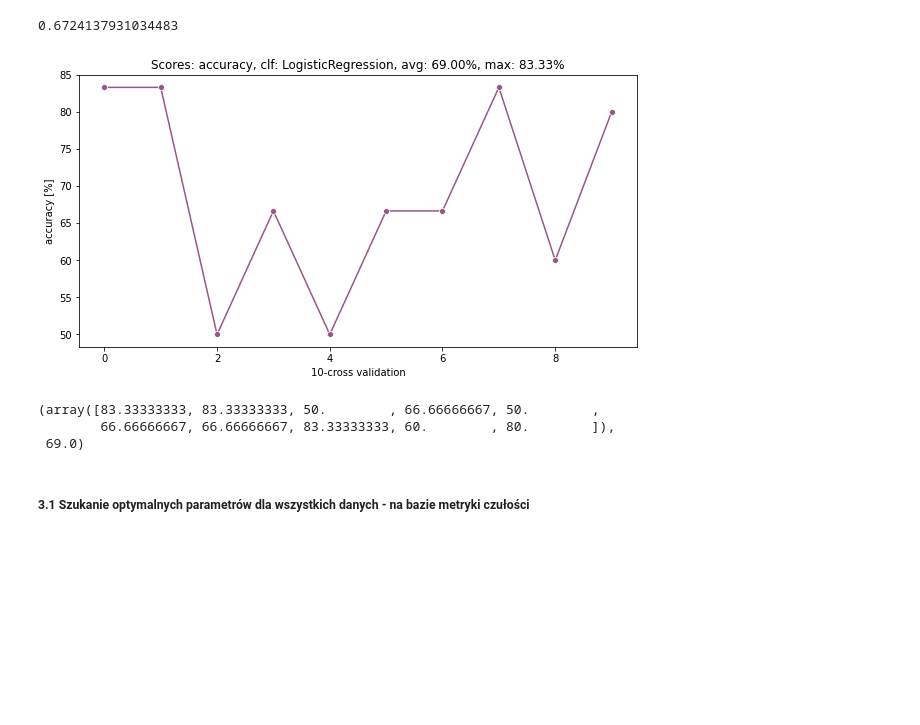
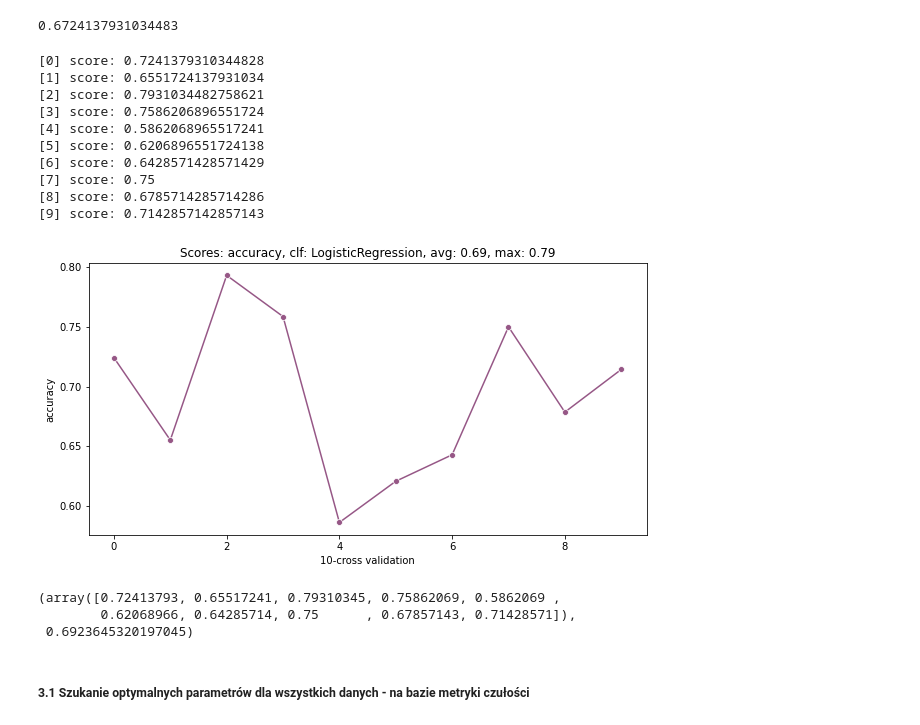
Before and after one commit to sekcja-memow/DataAnalysis, a Jupyter notebook: PROJEKT1/Wozniak_Lados.ipynb, the cells around one changed output. Saved outputs shown, nothing was run; the diff lists cells and outputs as text; code cells hidden in the pictures; blank space fills up the shorter version.

```diff
--- a/PROJEKT1/Wozniak_Lados.ipynb
+++ b/PROJEKT1/Wozniak_Lados.ipynb
@@ -181,28 +178,57 @@ clf.score(X_test, y_test)
 # %% [output]
 0.6724137931034483
 # %%
-from typing import Tuple
+from typing import List, Tuple
+from numbers import Number
 
-def evaluate_clf(clf, K: int = 10, metric: str = 'accuracy') -> Tuple[np.ndarray, np.float]:
-    scores = cross_val_score(clf, X_test, y_test, cv=K, scoring=metric) * 100
-    plt.figure(figsize=(10, 5))
-    ax = sns.lineplot(data=scores, marker='o', color='#965786')
 
+def evaluate_clf(model, K: int = 10, metric: str = 'accuracy', verbose: bool = False, *args, **kwargs) -> Tuple[np.ndarray, np.float]:
+    kf = KFold(n_splits=K, shuffle=True)
+    scores: List[Number] = []
+
+    for k, (train_index, test_index) in enumerate(kf.split(X, y)):
+        X_train, X_test = X.iloc[train_index], X.iloc[test_index]
+        y_train, y_test = y.iloc[train_index], y.iloc[test_index]
+
+        clf = model(*args, **kwargs)
+
+        clf.fit(X_train, y_train)
+        y_pred = clf.predict(X_test)
+        score = metrics.accuracy_score(y_test, y_pred)
+        scores.append(score)
+        if verbose:
+            print(f'[{k}] score: {score}')
+
+    scores: np.ndarray[Number] = np.array(scores)
     avg = scores.mean()
-    max_score = scores.max()
 
-    ax.set_title(f'Scores: {metric}, clf: {clf.__class__.__name__}, avg: {avg:.2f}%, max: {max_score:.2f}%')
-    ax.set(xlabel=f'{K}-cross validation', ylabel=f'{metric} [%]')
-    plt.show()
+    if verbose:
+        plt.figure(figsize=(10, 5))
+        ax = sns.lineplot(data=scores, marker='o', color='#965786')
+        max_score = scores.max()
+
+        ax.set_title(f'Scores: {metric}, clf: {clf.__class__.__name__}, avg: {avg:.2f}, max: {max_score:.2f}')
+        ax.set(xlabel=f'{K}-cross validation', ylabel=f'{metric}')
+        plt.show()
 
     return scores, avg
-# %%
-evaluate_clf(clf)
-# %% [output]
-[figure, removed]
-(array([83.33333333, 83.33333333, 50.        , 66.66666667, 50.        ,
-        66.66666667, 66.66666667, 83.33333333, 60.        , 80.        ]),
- 69.0)
+# %%
+evaluate_clf(linear_model.LogisticRegression, verbose=True)
+# %% [output]
+[0] score: 0.7241379310344828
+[1] score: 0.6551724137931034
+[2] score: 0.7931034482758621
+[3] score: 0.7586206896551724
+[4] score: 0.5862068965517241
+[5] score: 0.6206896551724138
+[6] score: 0.6428571428571429
+[7] score: 0.75
+[8] score: 0.6785714285714286
+[9] score: 0.7142857142857143
+[figure, added]
+(array([0.72413793, 0.65517241, 0.79310345, 0.75862069, 0.5862069 ,
+        0.62068966, 0.64285714, 0.75      , 0.67857143, 0.71428571]),
+ 0.6923645320197045)
 # %% [markdown]
 ##### 3.1 Szukanie optymalnych parametrów dla wszystkich danych - na bazie metryki czułości
 # %% [markdown]
```
Also changed, not shown: parts of 8 cells of this notebook.
